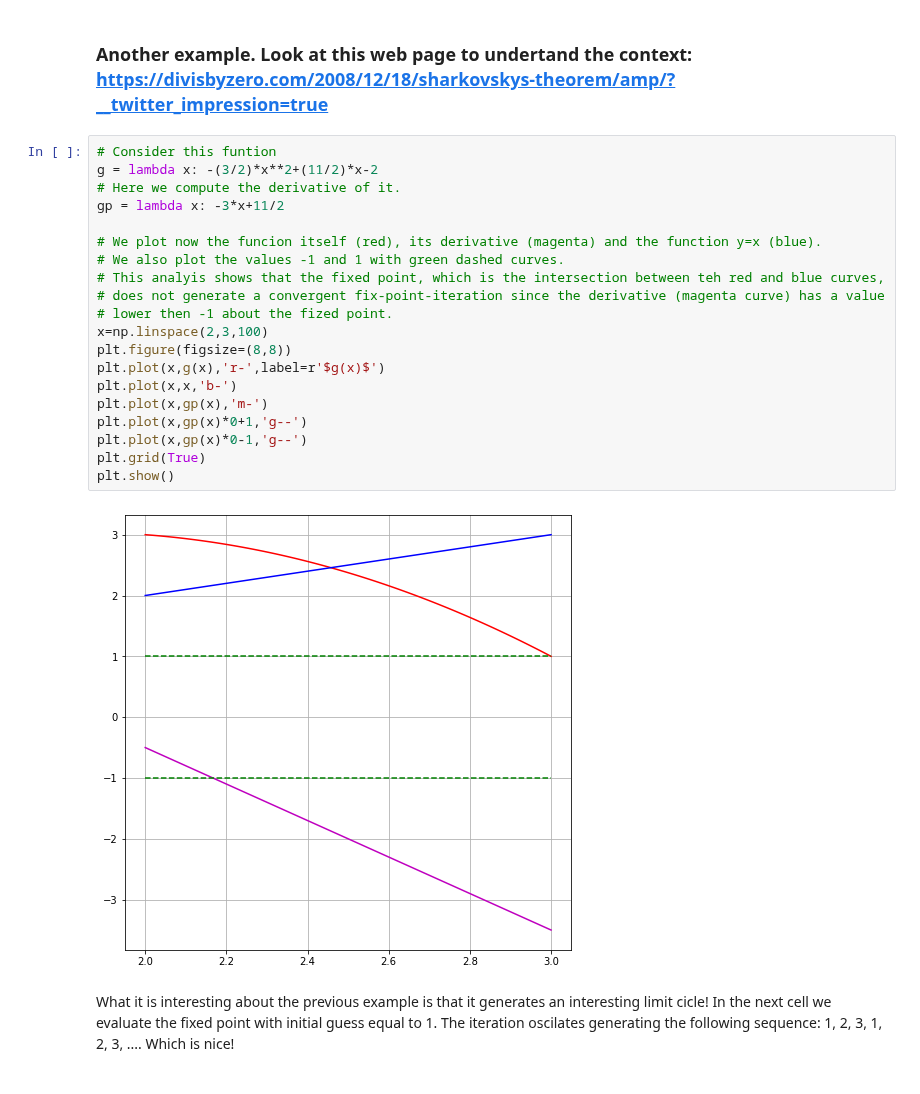
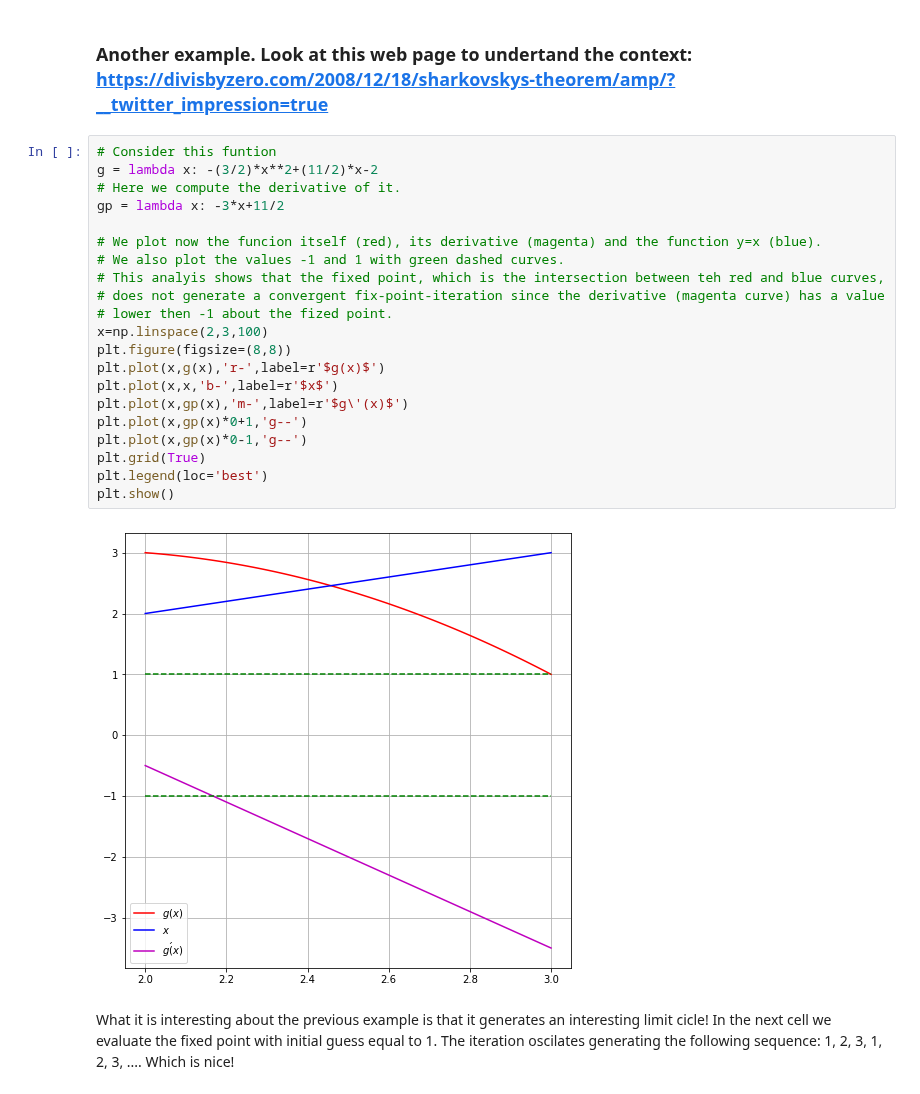
Before and after one commit to tclaudioe/Scientific-Computing, a Jupyter notebook: SC1v2/03_roots_of_1D_equations.ipynb, the cells around one changed output. Drawn from its saved outputs; the diff is of its cells as text.

```diff
--- a/SC1v2/03_roots_of_1D_equations.ipynb
+++ b/SC1v2/03_roots_of_1D_equations.ipynb
@@ -332,25 +323,26 @@ In this example, $g(x) = \cos(x) \Rightarrow g'(x) = -\sin(x)$ and $|-\sin(0.739
 # %%
 # Consider this funtion
 g = lambda x: -(3/2)*x**2+(11/2)*x-2
 # Here we compute the derivative of it.
 gp = lambda x: -3*x+11/2
 
 # We plot now the funcion itself (red), its derivative (magenta) and the function y=x (blue).
 # We also plot the values -1 and 1 with green dashed curves.
 # This analyis shows that the fixed point, which is the intersection between teh red and blue curves,
 # does not generate a convergent fix-point-iteration since the derivative (magenta curve) has a value
 # lower then -1 about the fized point.
 x=np.linspace(2,3,100)
 plt.figure(figsize=(8,8))
 plt.plot(x,g(x),'r-',label=r'$g(x)$')
-plt.plot(x,x,'b-')
-plt.plot(x,gp(x),'m-')
+plt.plot(x,x,'b-',label=r'$x$')
+plt.plot(x,gp(x),'m-',label=r'$g\'(x)$')
 plt.plot(x,gp(x)*0+1,'g--')
 plt.plot(x,gp(x)*0-1,'g--')
 plt.grid(True)
+plt.legend(loc='best')
 plt.show()
 # %% [output]
-[figure, old version]
+[figure, new version]
 # %% [markdown]
 What it is interesting about the previous example is that it generates an interesting limit cicle! In the next cell we evaluate the fixed point with initial guess equal to 1. The iteration oscilates generating the following sequence: 1, 2, 3, 1, 2, 3, .... Which is nice!
 # %%
```
Also changed, not shown: parts of 7 cells of this notebook, 1 other file.
